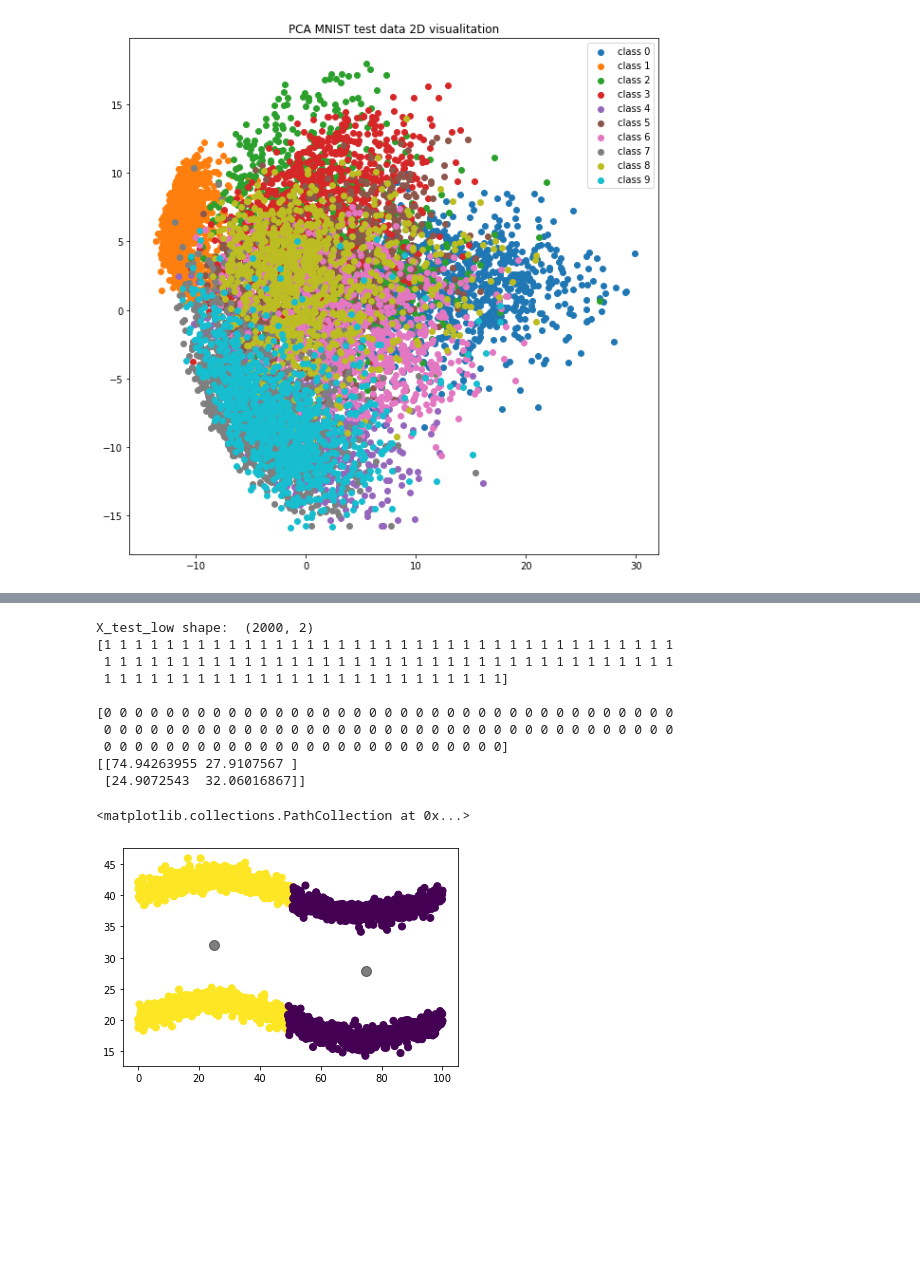
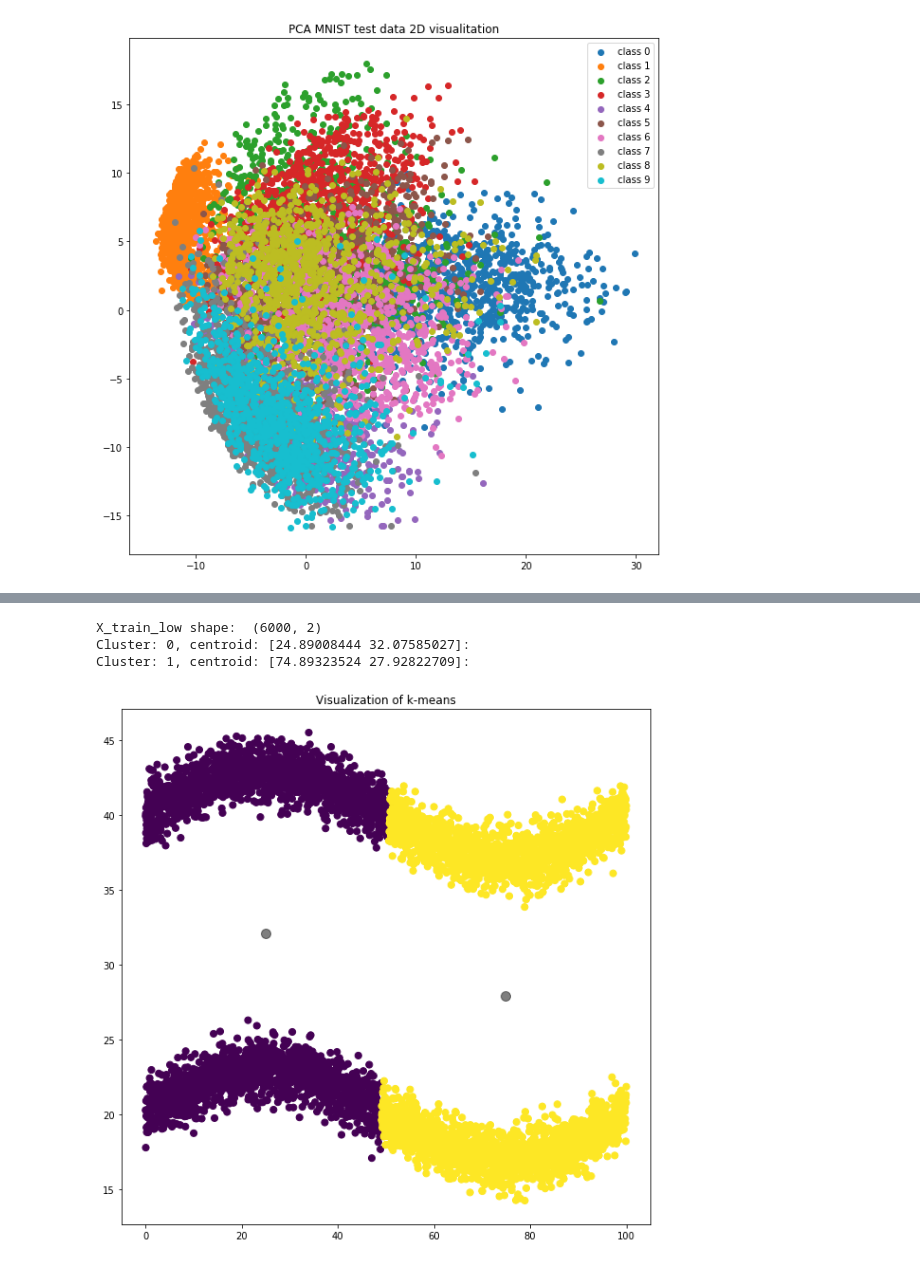
Before and after one commit to jarl93/kcurves, a Jupyter notebook: k-curves.ipynb, the cells around one changed output, grey strips where cells are left out. Cells and saved outputs as stored; diff of their text form; code cells hidden in the pictures; blank space fills up the shorter version.

Commit message:
k-medians and k-means added after mapping to the latent space.

```diff
--- a/k-curves.ipynb
+++ b/k-curves.ipynb
@@ -800,28 +902,10 @@ X_train_low shape:  (200, 2)
-# %%
-# k-means for the test data
-X_test_low = np.vstack((F3.vec, F4.vec))
-print("X_test_low shape: ",X_test_low.shape)
-kmeans = KMeans(n_clusters=2, random_state=0).fit(X_test_low)
-y_kmeans = kmeans.predict(X_test_low)
-
-print(kmeans.labels_[:100])
-print("")
-print(kmeans.labels_[-100:])
-print(kmeans.cluster_centers_)
-
-centers = kmeans.cluster_centers_
-plt.scatter(X_test_low[:, 0], X_test_low[:, 1], c=y_kmeans, s=50, cmap='viridis')
-plt.scatter(centers[:, 0], centers[:, 1], c='black', s=100, alpha=0.5)
-# %% [output]
-X_test_low shape:  (2000, 2)
-[1 1 1 1 1 1 1 1 1 1 1 1 1 1 1 1 1 1 1 1 1 1 1 1 1 1 1 1 1 1 1 1 1 1 1 1 1
- 1 1 1 1 1 1 1 1 1 1 1 1 1 1 1 1 1 1 1 1 1 1 1 1 1 1 1 1 1 1 1 1 1 1 1 1 1
- 1 1 1 1 1 1 1 1 1 1 1 1 1 1 1 1 1 1 1 1 1 1 1 1 1 1]
-
-[0 0 0 0 0 0 0 0 0 0 0 0 0 0 0 0 0 0 0 0 0 0 0 0 0 0 0 0 0 0 0 0 0 0 0 0 0
- 0 0 0 0 0 0 0 0 0 0 0 0 0 0 0 0 0 0 0 0 0 0 0 0 0 0 0 0 0 0 0 0 0 0 0 0 0
- 0 0 0 0 0 0 0 0 0 0 0 0 0 0 0 0 0 0 0 0 0 0 0 0 0 0]
-[[74.94263955 27.9107567 ]
- [24.9072543  32.06016867]]
-<matplotlib.collections.PathCollection at 0x...>
-[figure, removed]
+# %%
+# k-means for the training data
+X_train_low  = np.vstack((F1.vec, F2.vec))
+print("X_train_low shape: ",X_train_low.shape)
+centers, labels = k_means(X_train_low, n_clusters = 2)
+# %% [output]
+X_train_low shape:  (6000, 2)
+Cluster: 0, centroid: [24.89008444 32.07585027]:
+Cluster: 1, centroid: [74.89323524 27.92822709]:
+[figure, added]
```
Also changed, not shown: parts of 24 cells of this notebook.
